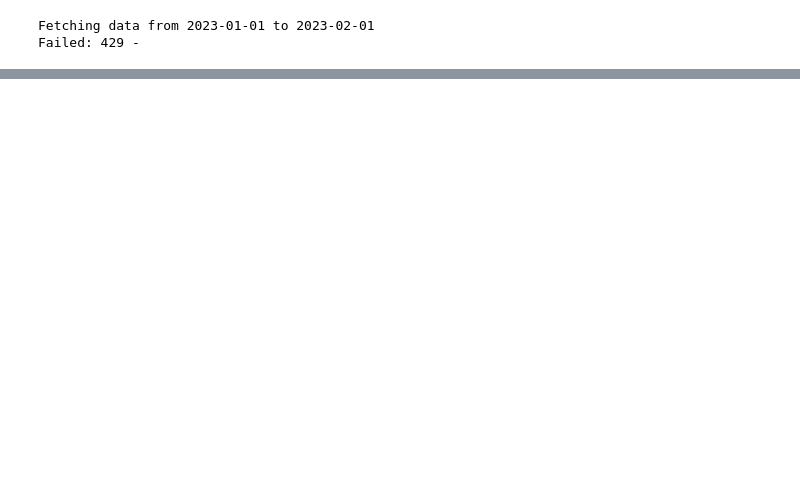
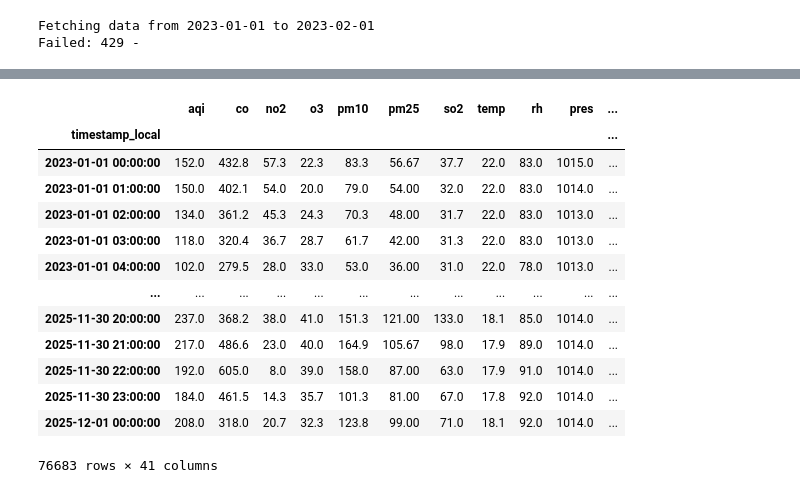
Before and after one commit to son3005/air-quality-forecasting, a Jupyter notebook: aa.ipynb, the cells around one changed output, grey strips where cells are left out. Drawn from its saved outputs; the diff is of its cells as text; code cells hidden in the pictures; blank space fills up the shorter version.

```diff
--- a/aa.ipynb
+++ b/aa.ipynb
@@ -62,0 +119,37 @@ df.to_csv("cantho_air_quality_HCM.csv", index=False)
+# %%
+
+import matplotlib.pyplot as plt
+import datetime
+import seaborn as sns
+import plotly.express as px
+import inspect
+import time
+import warnings
+from statsmodels.tsa.stattools import adfuller, kpss
+from statsmodels.tools.sm_exceptions import ConvergenceWarning
+warnings.simplefilter('ignore', ConvergenceWarning)
+from sklearn.metrics import mean_absolute_error
+from statsmodels.graphics.tsaplots import plot_acf, plot_pacf
+from statsmodels.tsa.arima.model import ARIMA
+from statsmodels.tsa.statespace.sarimax import SARIMAX
+from statsmodels.tsa.ar_model import AutoReg
+%matplotlib inline
+df_all = pd.read_csv("data/feature_engineered_air_quality_data.csv")
+df_all["timestamp_local"] = pd.to_datetime(df_all["timestamp_local"])
+df_all.set_index("timestamp_local", inplace=True)
+df_all
+# %% [output]
+|  | aqi | co | no2 | o3 | pm10 | pm25 | so2 | temp | rh | pres | ... |
+| timestamp_local |  |  |  |  |  |  |  |  |  |  | ... |
+| 2023-01-01 00:00:00 | 152.0 | 432.8 | 57.3 | 22.3 | 83.3 | 56.67 | 37.7 | 22.0 | 83.0 | 1015.0 | ... |
+| 2023-01-01 01:00:00 | 150.0 | 402.1 | 54.0 | 20.0 | 79.0 | 54.00 | 32.0 | 22.0 | 83.0 | 1014.0 | ... |
+| 2023-01-01 02:00:00 | 134.0 | 361.2 | 45.3 | 24.3 | 70.3 | 48.00 | 31.7 | 22.0 | 83.0 | 1013.0 | ... |
+| 2023-01-01 03:00:00 | 118.0 | 320.4 | 36.7 | 28.7 | 61.7 | 42.00 | 31.3 | 22.0 | 83.0 | 1013.0 | ... |
+| 2023-01-01 04:00:00 | 102.0 | 279.5 | 28.0 | 33.0 | 53.0 | 36.00 | 31.0 | 22.0 | 78.0 | 1013.0 | ... |
+| ... | ... | ... | ... | ... | ... | ... | ... | ... | ... | ... | ... |
+| 2025-11-30 20:00:00 | 237.0 | 368.2 | 38.0 | 41.0 | 151.3 | 121.00 | 133.0 | 18.1 | 85.0 | 1014.0 | ... |
+| 2025-11-30 21:00:00 | 217.0 | 486.6 | 23.0 | 40.0 | 164.9 | 105.67 | 98.0 | 17.9 | 89.0 | 1014.0 | ... |
+| 2025-11-30 22:00:00 | 192.0 | 605.0 | 8.0 | 39.0 | 158.0 | 87.00 | 63.0 | 17.9 | 91.0 | 1014.0 | ... |
+| 2025-11-30 23:00:00 | 184.0 | 461.5 | 14.3 | 35.7 | 101.3 | 81.00 | 67.0 | 17.8 | 92.0 | 1014.0 | ... |
+| 2025-12-01 00:00:00 | 208.0 | 318.0 | 20.7 | 32.3 | 123.8 | 99.00 | 71.0 | 18.1 | 92.0 | 1014.0 | ... |
+76683 rows × 41 columns
```
Also changed, not shown: parts of 11 cells of this notebook, 12 other files.
